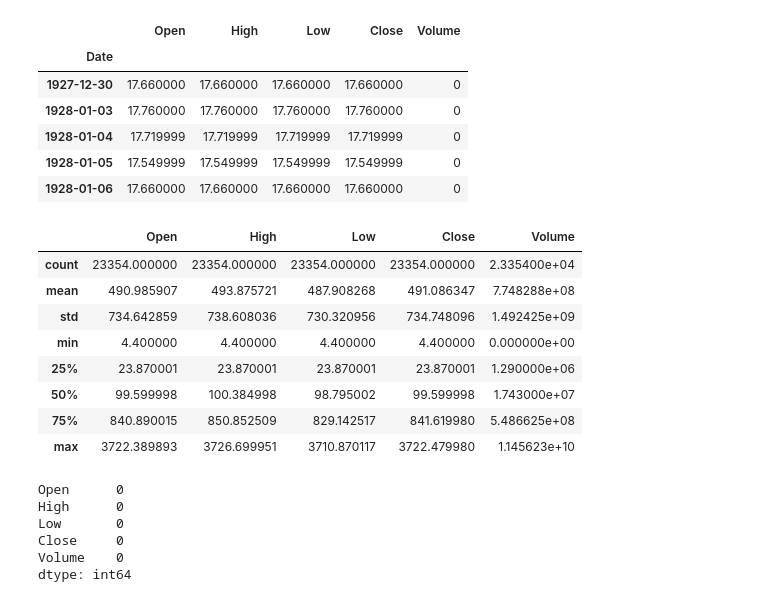
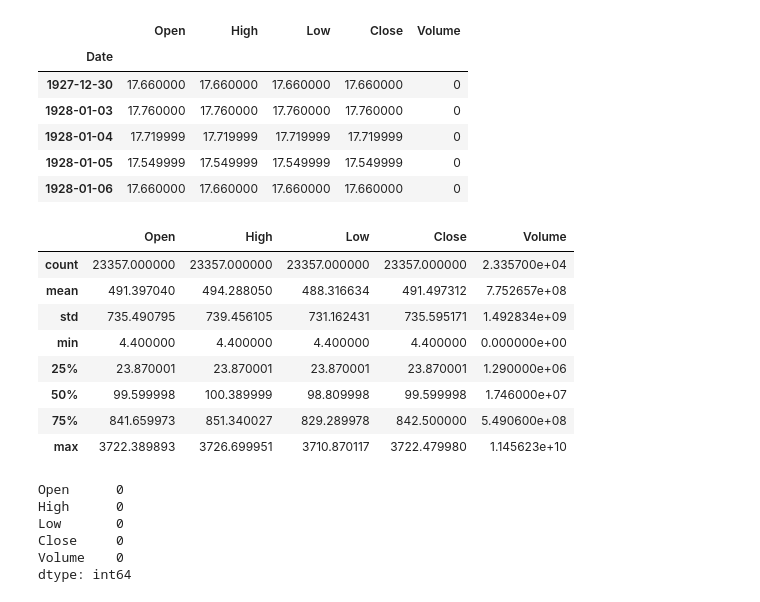
Before and after one commit to jairNeto/stocks_prices_medium, a Jupyter notebook: Udacity_stock.ipynb, the cells around one changed output. Saved outputs shown, nothing was run; the diff lists cells and outputs as text; code cells hidden in the pictures.

```diff
--- a/Udacity_stock.ipynb
+++ b/Udacity_stock.ipynb
@@ -57,7 +55,7 @@ plt.rcParams['figure.figsize'] = [15, 15]
 # %%
 stock_ticker = '^GSPC'
 # %%
-assets_prices_df = yf.download([stock_ticker],
+stock_prices_df = yf.download([stock_ticker],
                                auto_adjust=True)
 # %% [output]
 [*********************100%***********************]  1 of 1 completed
@@ -74,15 +72,15 @@ assets_prices_df.head()
 | 1928-01-05 | 17.549999 | 17.549999 | 17.549999 | 17.549999 | 0 |
 | 1928-01-06 | 17.660000 | 17.660000 | 17.660000 | 17.660000 | 0 |
 # %%
-assets_prices_df.describe()
+stock_prices_df.describe()
 # %% [output]
 |  | Open | High | Low | Close | Volume |
-| count | 23354.000000 | 23354.000000 | 23354.000000 | 23354.000000 | 2.335400e+04 |
-| mean | 490.985907 | 493.875721 | 487.908268 | 491.086347 | 7.748288e+08 |
-| std | 734.642859 | 738.608036 | 730.320956 | 734.748096 | 1.492425e+09 |
+| count | 23357.000000 | 23357.000000 | 23357.000000 | 23357.000000 | 2.335700e+04 |
+| mean | 491.397040 | 494.288050 | 488.316634 | 491.497312 | 7.752657e+08 |
+| std | 735.490795 | 739.456105 | 731.162431 | 735.595171 | 1.492834e+09 |
 | min | 4.400000 | 4.400000 | 4.400000 | 4.400000 | 0.000000e+00 |
 | 25% | 23.870001 | 23.870001 | 23.870001 | 23.870001 | 1.290000e+06 |
-| 50% | 99.599998 | 100.384998 | 98.795002 | 99.599998 | 1.743000e+07 |
-| 75% | 840.890015 | 850.852509 | 829.142517 | 841.619980 | 5.486625e+08 |
+| 50% | 99.599998 | 100.389999 | 98.809998 | 99.599998 | 1.746000e+07 |
+| 75% | 841.659973 | 851.340027 | 829.289978 | 842.500000 | 5.490600e+08 |
 | max | 3722.389893 | 3726.699951 | 3710.870117 | 3722.479980 | 1.145623e+10 |
 # %%
```
Also changed, not shown: parts of 20 cells of this notebook.
